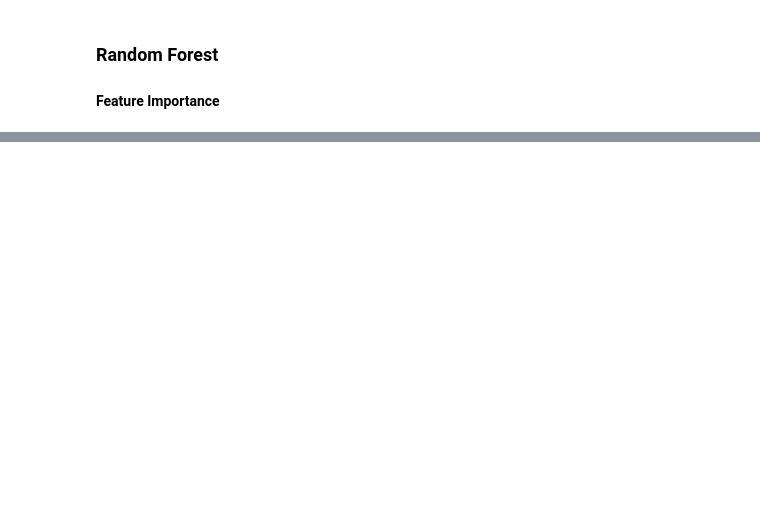
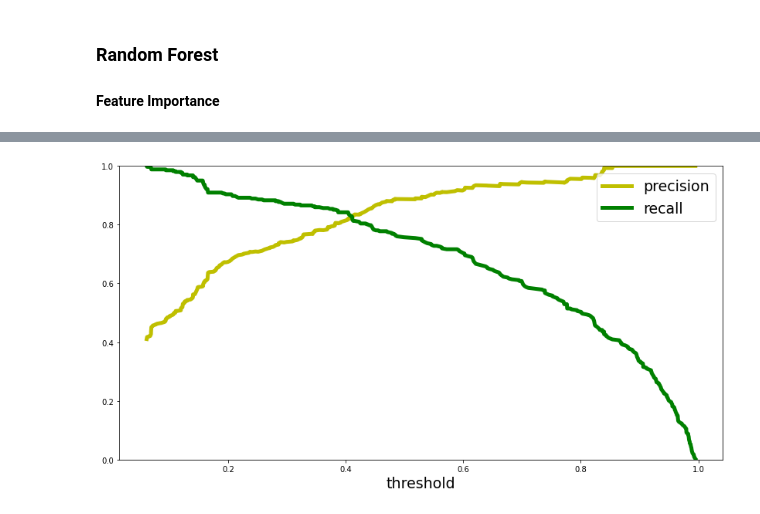
Before and after one commit to AngelHa/Machine-Learning-practice, a Jupyter notebook: Titanic/Titanic.ipynb, the cells around one changed output, grey strips where cells are left out. Saved outputs shown, nothing was run; the diff lists cells and outputs as text; code cells hidden in the pictures; blank space fills up the shorter version.

```diff
--- a/Titanic/Titanic.ipynb
+++ b/Titanic/Titanic.ipynb
@@ -888,0 +914,10 @@ importances.plot.bar()
+# %%
+# Random Forest
+random_forest = RandomForestClassifier(n_estimators=100, oob_score=True)
+random_forest.fit(X_train, Y_train)
+Y_prediction = random_forest.predict(X_test)
+
+random_forest.score(X_train, Y_train)
+
+acc_random_forest = round(random_forest.score(X_train, Y_train) * 100, 2)
+print(round(acc_random_forest, 2), "%")
@@ -888,0 +962,16 @@ importances.plot.bar()
+# %%
+# Random Forest
+random_forest = RandomForestClassifier(criterion = "gini",
+                                      min_samples_leaf = 5,
+                                      min_samples_split = 2,
+                                      n_estimators=1500,
+                                      max_features='auto',
+                                      oob_score=True,
+                                      random_state=1,
+                                      n_jobs=-1)
+random_forest.fit(X_train, Y_train)
+Y_prediction = random_forest.predict(X_test)
+
+random_forest.score(X_train, Y_train)
+
+print("oob score:", round(random_forest.oob_score_, 4)*100, "%")
@@ -888,0 +1030,20 @@ importances.plot.bar()
+# %%
+from sklearn.metrics import precision_recall_curve
+
+# getting the probabilities of our predictions
+y_scores = random_forest.predict_proba(X_train)
+y_scores = y_scores[:,1]
+
+precision, recall, threshold = precision_recall_curve(Y_train, y_scores)
+def plot_precision_and_recall(precision, recall, threshold):
+    plt.plot(threshold, precision[:-1], "y-", label="precision", linewidth=5)
+    plt.plot(threshold, recall[:-1], "g", label="recall", linewidth=5)
+    plt.xlabel("threshold", fontsize=19)
+    plt.legend(loc="upper right", fontsize=19)
+    plt.ylim([0, 1])
+
+plt.figure(figsize=(14, 7))
+plot_precision_and_recall(precision, recall, threshold)
+plt.show()
+# %% [output]
+[figure, added]
```
Also changed, not shown: parts of 41 cells of this notebook, 1 other file.
